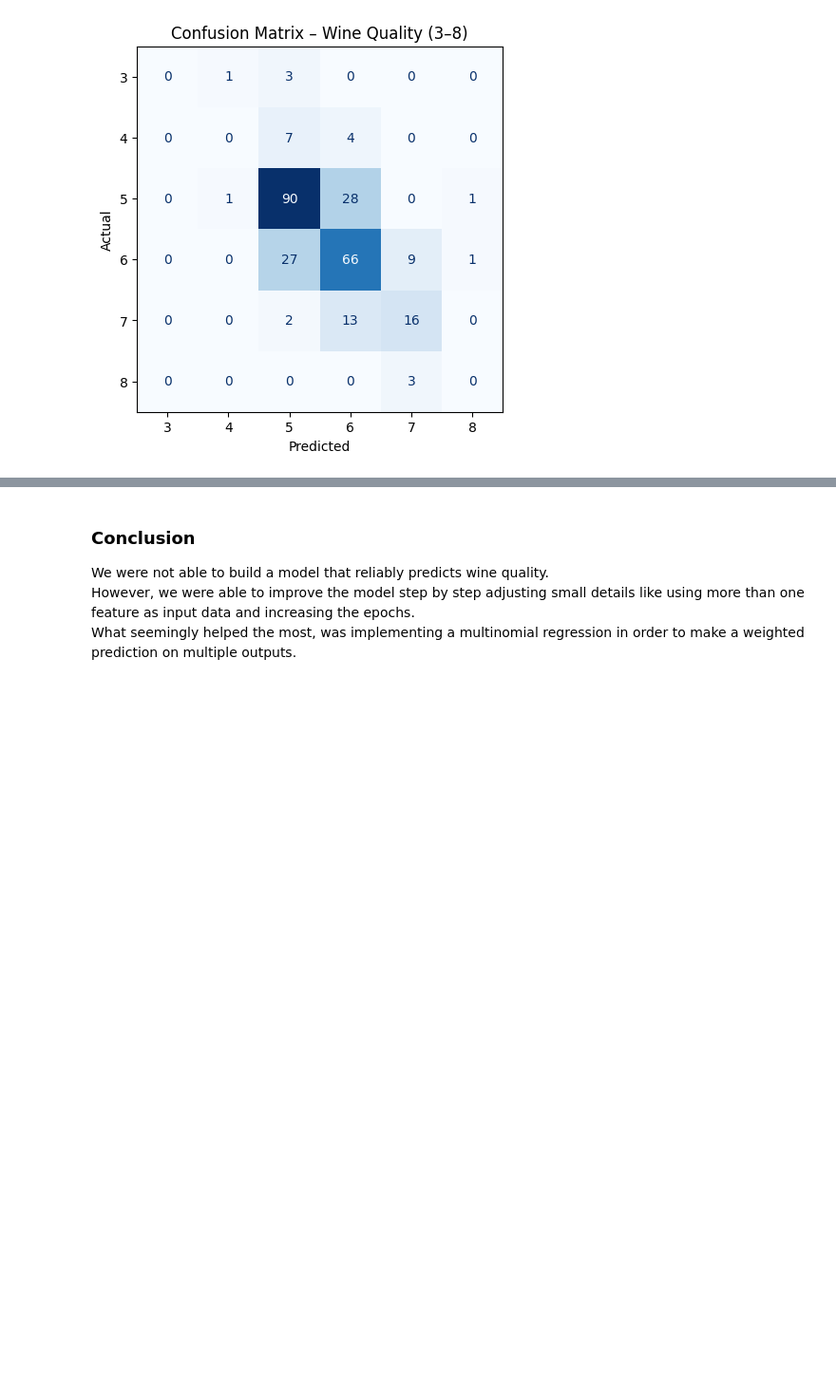
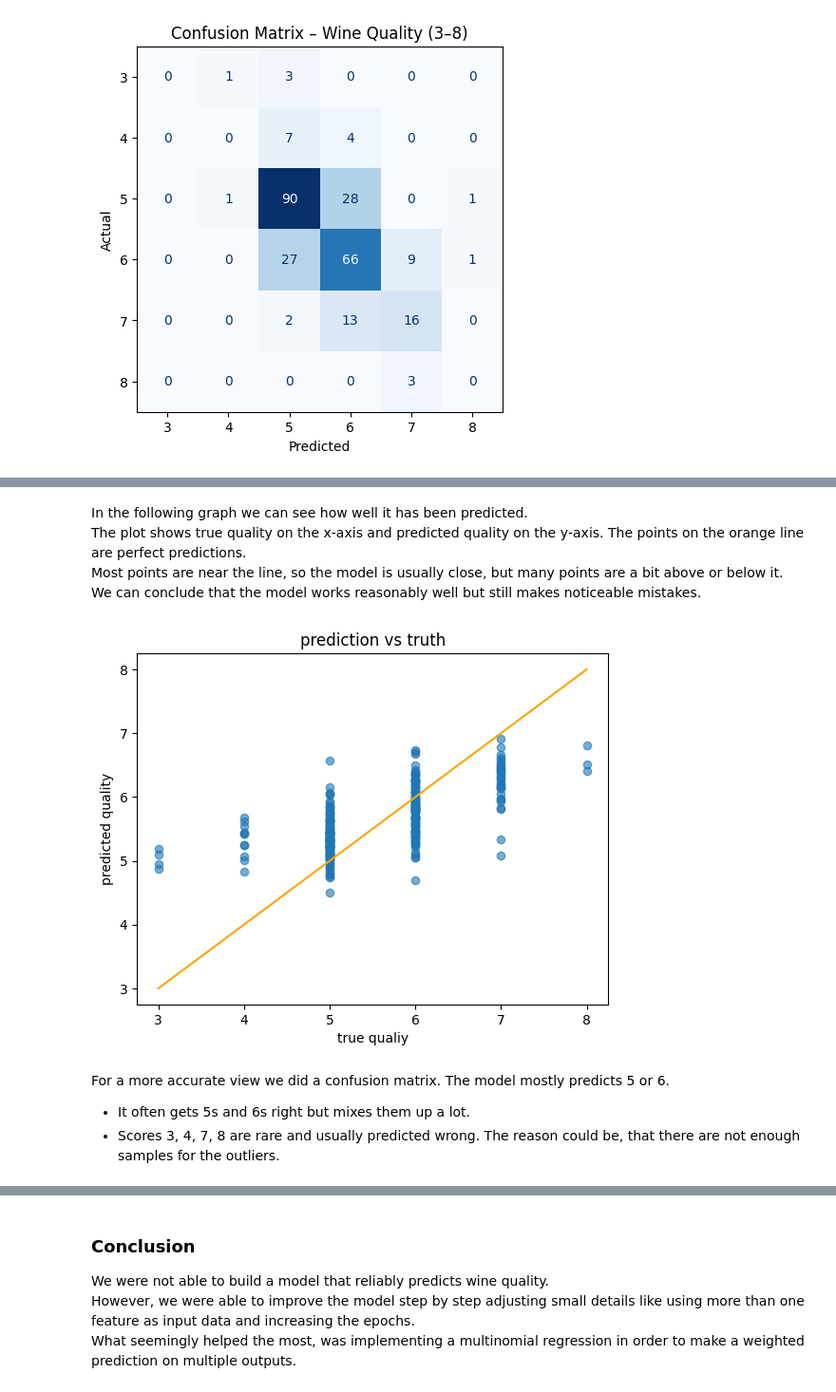
Before and after one commit to McRicecorn/NeuronaleNetze_WineQuality, a Jupyter notebook: Project1_Wine.ipynb, the cells around one changed output, grey strips where cells are left out. Shown at 95% size. Drawn from its saved outputs; the diff is of its cells as text; code cells hidden in the pictures; blank space fills up the shorter version.

```diff
--- a/Project1_Wine.ipynb
+++ b/Project1_Wine.ipynb
@@ -959,0 +890,23 @@ plt.show()
+# %% [markdown]
+In the following graph we can see how well it has been predicted.
+The plot shows true quality on the x‑axis and predicted quality on the y‑axis. The points on the orange line are perfect predictions.
+Most points are near the line, so the model is usually close, but many points are a bit above or below it.
+We can conclude that the model works reasonably well but still makes noticeable mistakes.
+# %%
+y_pred_np_notLinear = y_pred_linear11_te.detach().numpy().flatten()
+y_true_np_notLinear = y_basic_te.detach().numpy().flatten()
+
+plt.scatter(y_true_np_notLinear, y_pred_np_notLinear, alpha=0.6)
+plt.xlabel("true qualiy")
+plt.ylabel("predicted quality")
+plt.title("prediction vs truth")
+plt.plot([3, 8], [3, 8], color="orange")
+plt.show()
+# %% [output]
+[figure, added]
+# %% [markdown]
+For a more accurate view we did a confusion matrix.
+The model mostly predicts 5 or 6.
+- It often gets 5s and 6s right but mixes them up a lot.
+- Scores 3, 4, 7, 8 are rare and usually predicted wrong.
+The reason could be, that there are not enough samples for the outliers.
```
Also changed, not shown: parts of 51 cells of this notebook.
